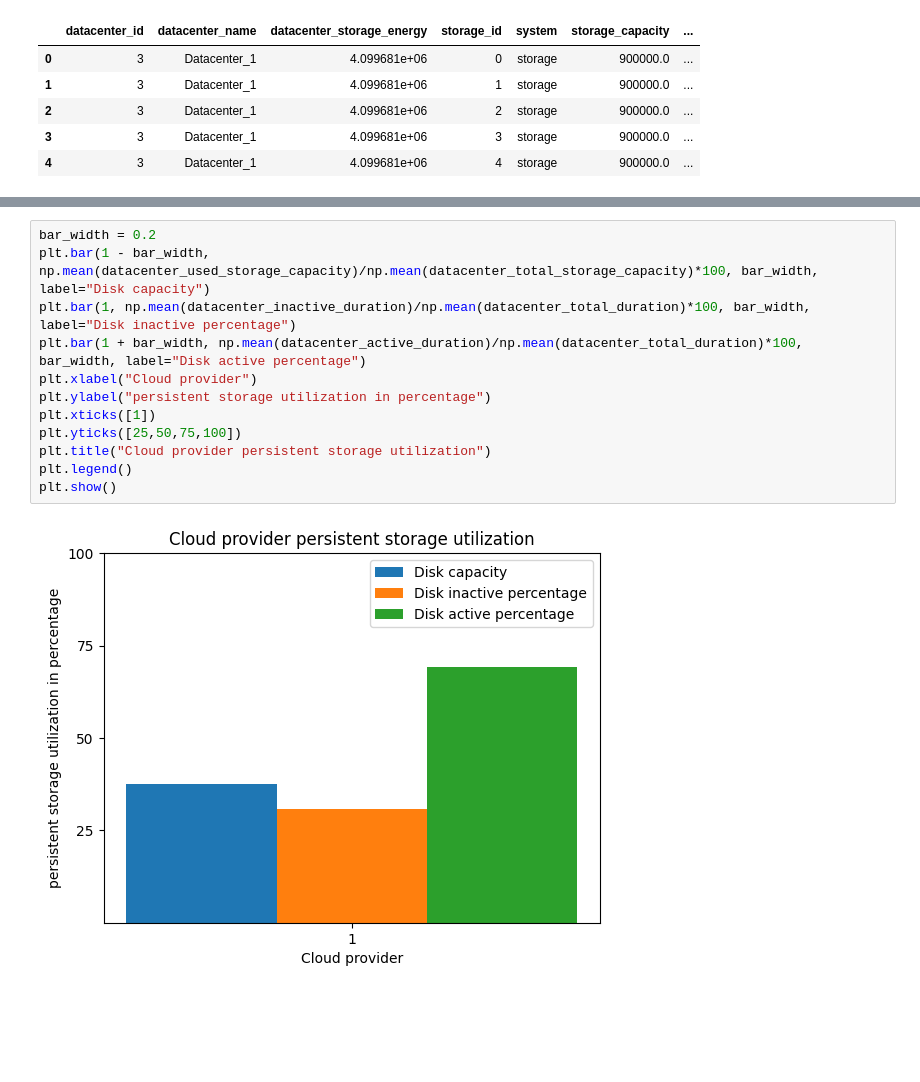
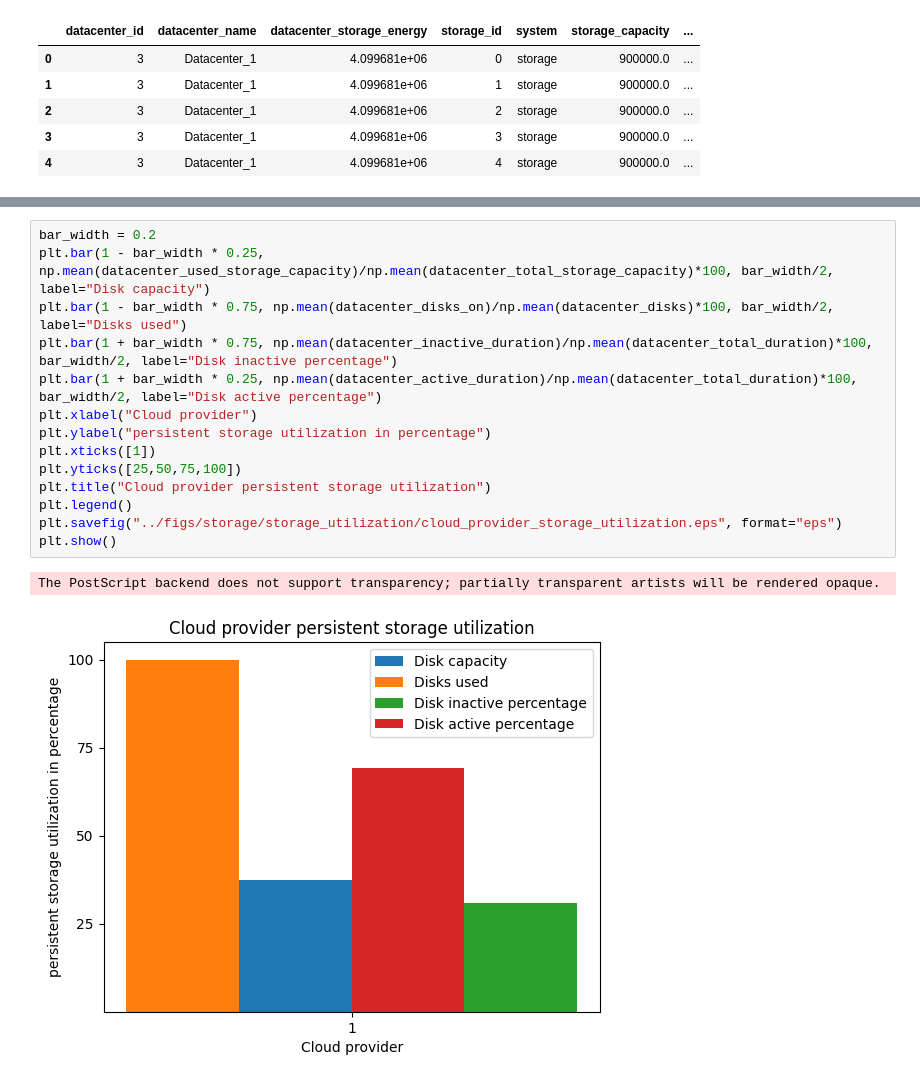
Before and after one commit to KhalidAFarah/cloud-energy-efficiency, a Jupyter notebook: visualization/storage_utilization.ipynb, the cells around one changed output, grey strips where cells are left out. Drawn from its saved outputs; the diff is of its cells as text; blank space fills up the shorter version.

Commit message:
Extracting analysed data. Also saving figures as eps.

```diff
--- a/visualization/storage_utilization.ipynb
+++ b/visualization/storage_utilization.ipynb
@@ -70,17 +119,20 @@ plt.show()
 # %%
 bar_width = 0.2
-plt.bar(1 - bar_width, np.mean(datacenter_used_storage_capacity)/np.mean(datacenter_total_storage_capacity)*100, bar_width, label="Disk capacity")
-plt.bar(1, np.mean(datacenter_inactive_duration)/np.mean(datacenter_total_duration)*100, bar_width, label="Disk inactive percentage")
-plt.bar(1 + bar_width, np.mean(datacenter_active_duration)/np.mean(datacenter_total_duration)*100, bar_width, label="Disk active percentage")
+plt.bar(1 - bar_width * 0.25, np.mean(datacenter_used_storage_capacity)/np.mean(datacenter_total_storage_capacity)*100, bar_width/2, label="Disk capacity")
+plt.bar(1 - bar_width * 0.75, np.mean(datacenter_disks_on)/np.mean(datacenter_disks)*100, bar_width/2, label="Disks used")
+plt.bar(1 + bar_width * 0.75, np.mean(datacenter_inactive_duration)/np.mean(datacenter_total_duration)*100, bar_width/2, label="Disk inactive percentage")
+plt.bar(1 + bar_width * 0.25, np.mean(datacenter_active_duration)/np.mean(datacenter_total_duration)*100, bar_width/2, label="Disk active percentage")
 plt.xlabel("Cloud provider")
 plt.ylabel("persistent storage utilization in percentage")
 plt.xticks([1])
 plt.yticks([25,50,75,100])
 plt.title("Cloud provider persistent storage utilization")
 plt.legend()
+plt.savefig("../figs/storage/storage_utilization/cloud_provider_storage_utilization.eps", format="eps")
 plt.show()
 # %% [output]
+The PostScript backend does not support transparency; partially transparent artists will be rendered opaque.
-[figure, old version]
+[figure, new version]
 # %%
 labels = np.unique(dataset['datacenter_name'])
 
```
Also changed, not shown: parts of 6 cells of this notebook, 7 other files.
